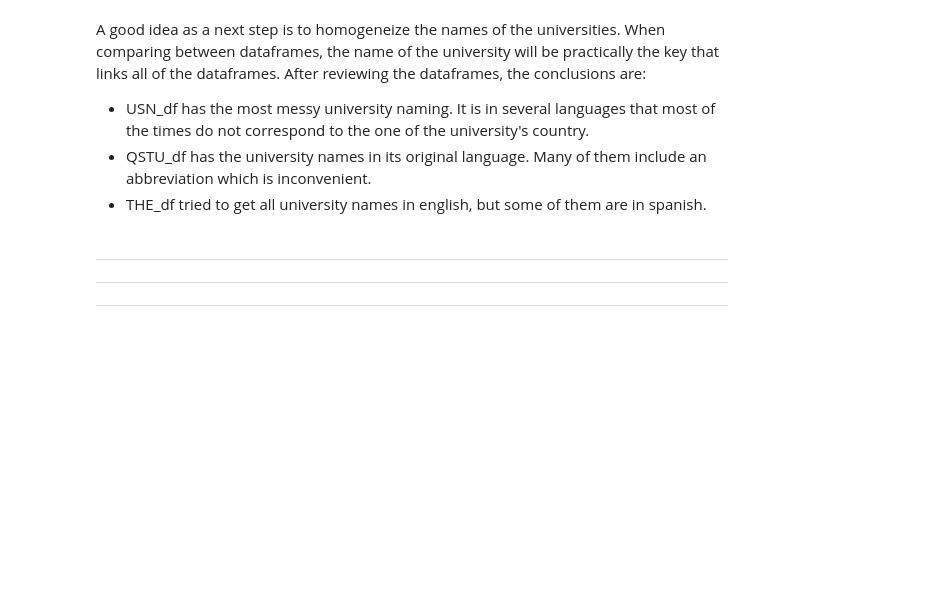
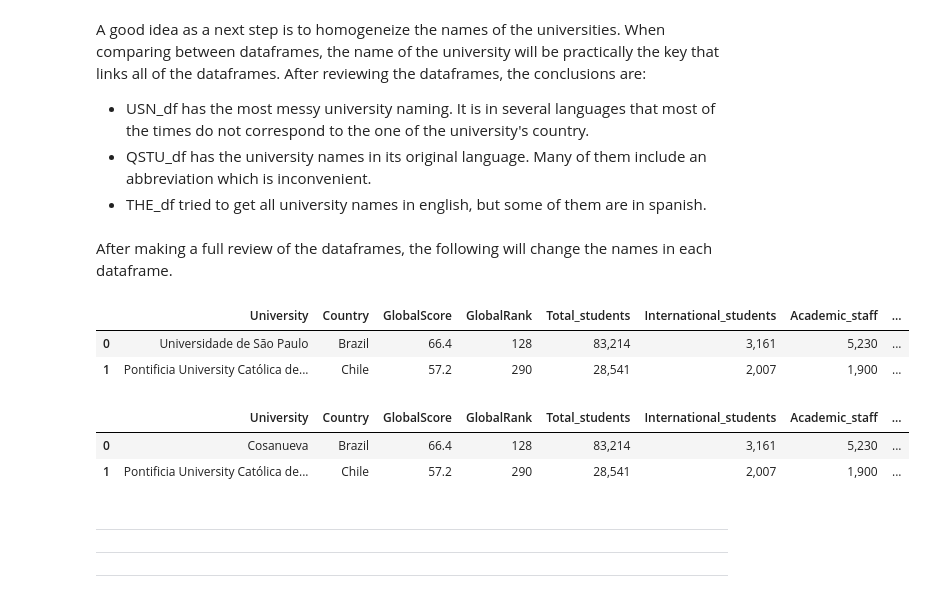
Before and after one commit to aurelioai/Capstone_personal, a Jupyter notebook: 02_homogenize_dataframes.ipynb, the cells around one changed output. Saved outputs shown, nothing was run; the diff lists cells and outputs as text; code cells hidden in the pictures; blank space fills up the shorter version.

```diff
--- a/02_homogenize_dataframes.ipynb
+++ b/02_homogenize_dataframes.ipynb
@@ -122,6 +108,26 @@ A good idea as a next step is to homogeneize the names of the universities. When
     <li>QSTU_df has the university names in its original language. Many of them include an abbreviation which is inconvenient.</li>
     <li>THE_df tried to get all university names in english, but some of them are in spanish.</li>
 </ul>
+# %% [markdown]
+After making a full review of the dataframes, the following will change the names in each dataframe.
+# %%
+cosa = USN_df.copy()
+cosa.head(2)
+# %% [output]
+|  | University | Country | GlobalScore | GlobalRank | Total_students | International_students | Academic_staff | ... |
+| 0 | Universidade de São Paulo | Brazil | 66.4 | 128 | 83,214 | 3,161 | 5,230 | ... |
+| 1 | Pontificia University Católica de... | Chile | 57.2 | 290 | 28,541 | 2,007 | 1,900 | ... |
+# %%
+def changecellvalue(df,colname,oldname,newname,overwrite=True):
+    df[colname].replace({oldname:newname}, inplace=overwrite)
+    return
+# %%
+changecellvalue(cosa,'University',"Universidade de São Paulo","Cosanueva")
+cosa["University"].replace({"Universidade de São Paulo":"Aurelio"}, inplace=True)
+# %% [output]
+|  | University | Country | GlobalScore | GlobalRank | Total_students | International_students | Academic_staff | ... |
+| 0 | Cosanueva | Brazil | 66.4 | 128 | 83,214 | 3,161 | 5,230 | ... |
+| 1 | Pontificia University Católica de... | Chile | 57.2 | 290 | 28,541 | 2,007 | 1,900 | ... |
 # %% [markdown]
 <hr></hr><hr></hr><hr></hr>
 # %%
```
Also changed, not shown: parts of 2 cells of this notebook.
